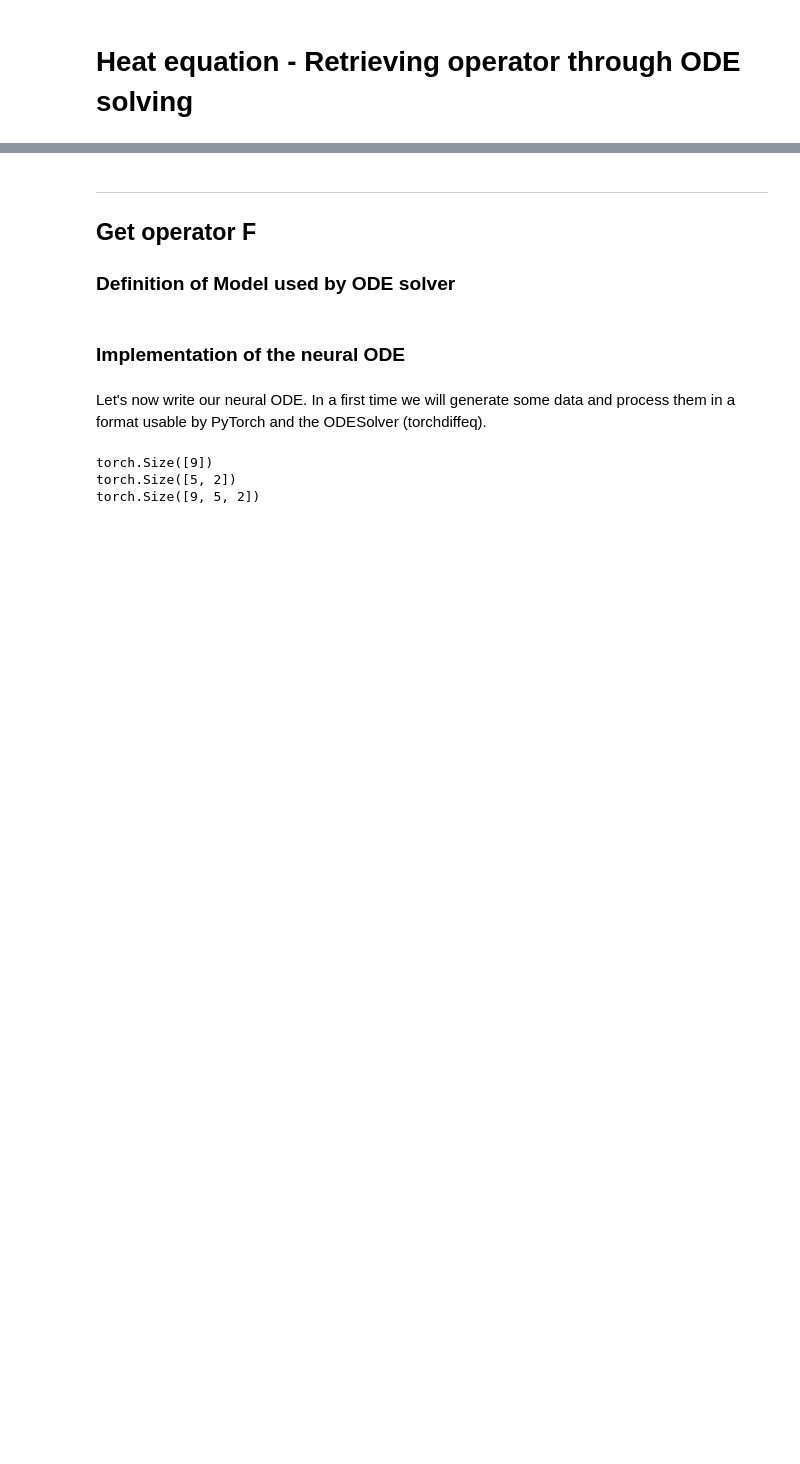
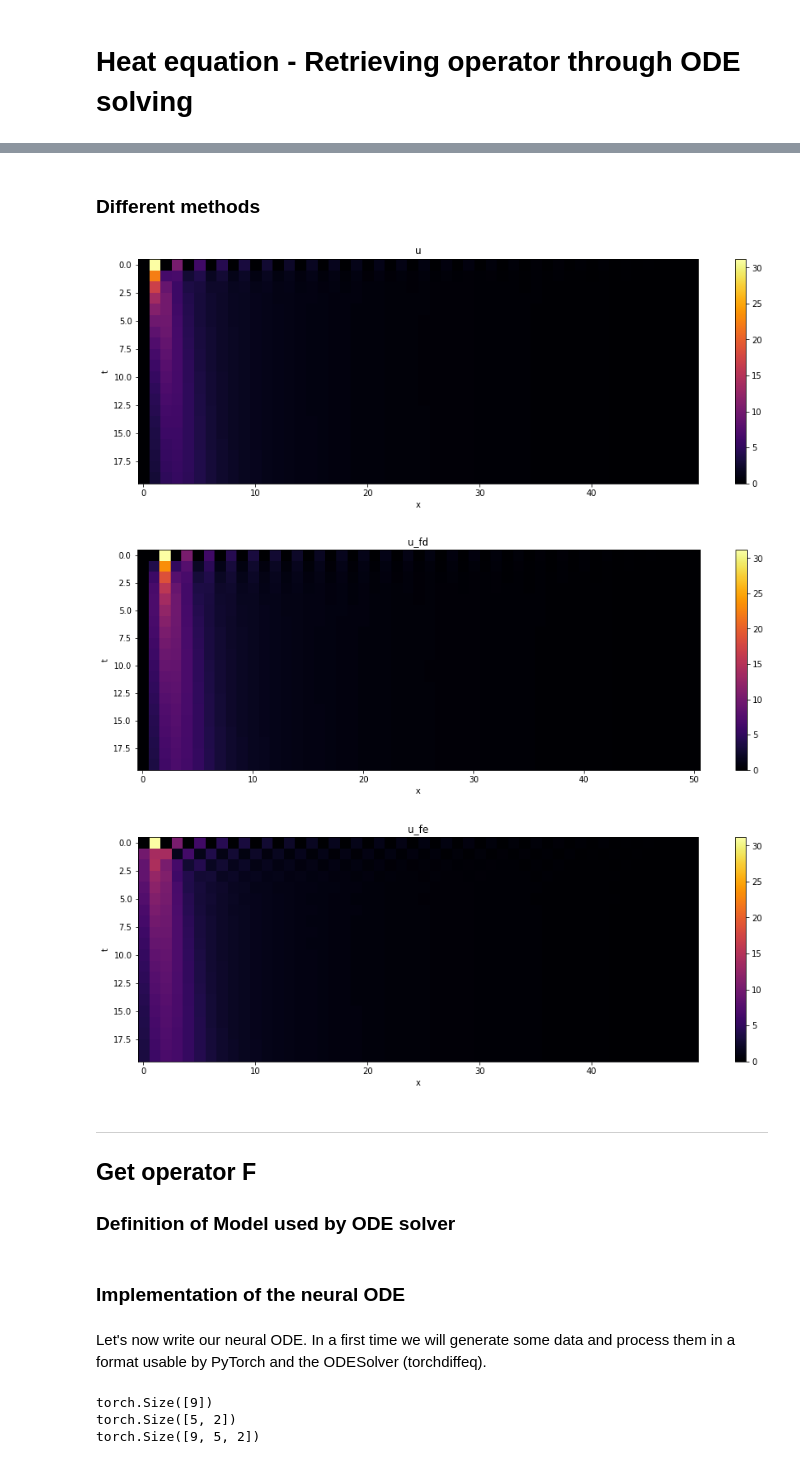
Before and after one commit to vdesgrange/closure-model, a Jupyter notebook: experiments/heat_equation_ode_solver_experiments.ipynb, the cells around one changed output, grey strips where cells are left out. Saved outputs shown, nothing was run; the diff lists cells and outputs as text; code cells hidden in the pictures; blank space fills up the shorter version.

```diff
--- a/experiments/heat_equation_ode_solver_experiments.ipynb
+++ b/experiments/heat_equation_ode_solver_experiments.ipynb
@@ -102,4 +36,19 @@ simple_plotter(g_u_true[1:], 'du/dt(t, x)')
 [figure]
+# %% [markdown]
+### Different methods
+# %%
+u, _ = get_heat(0.001, 0., 1., 0., 20, 50)
+u_fd, _ = get_heat_fd(0.001, 0., 1., 0., 20, 50)
+u_fe, _ = get_heat_fe(0.001, 0., 1., 0., 20, 50)
+
+# Keep initial conditions. Change if start from t=1
+show_state(u[:], 'u')
+show_state(u_fd[:], 'u_fd')
+show_state(u_fe[:], 'u_fe')
+# %% [output]
+[figure, added]
+[figure, added]
+[figure, added]
 # %% [markdown]
 ---
 
```
Also changed, not shown: parts of 16 cells of this notebook, 2 other files.
